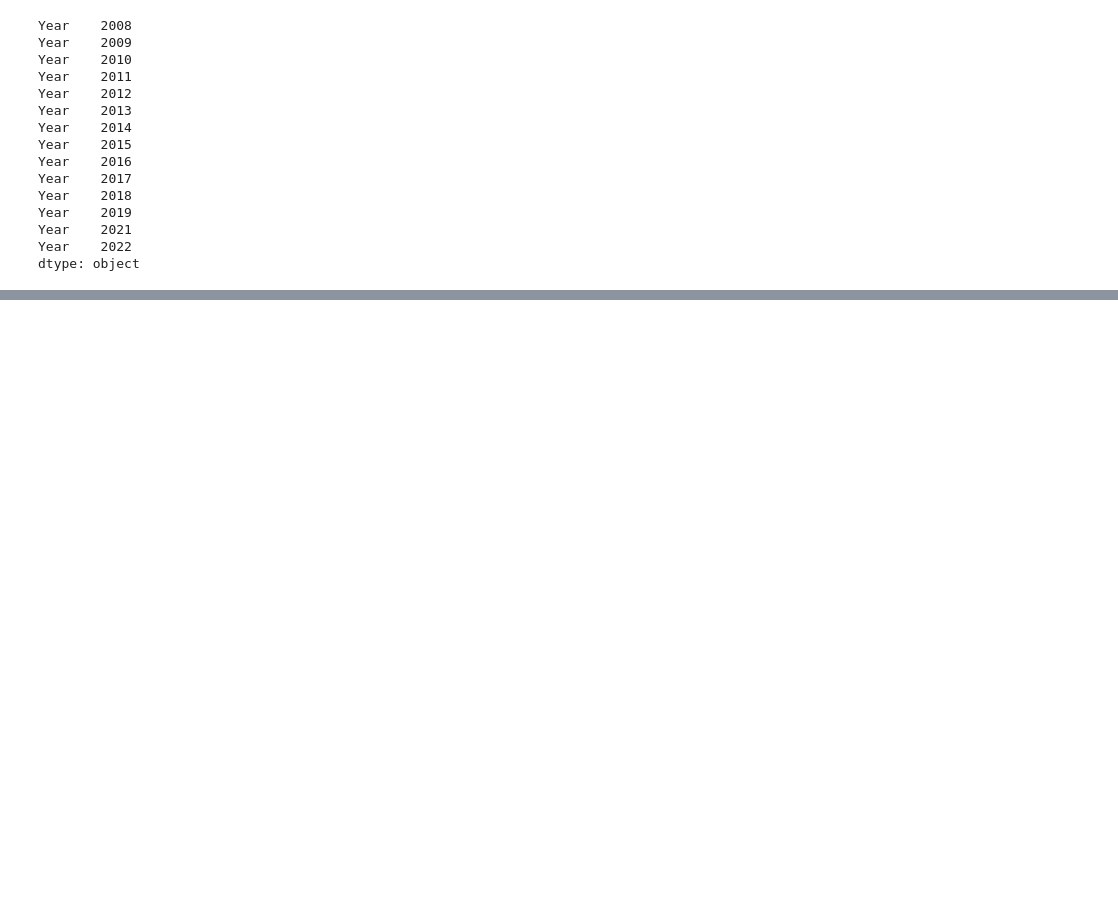
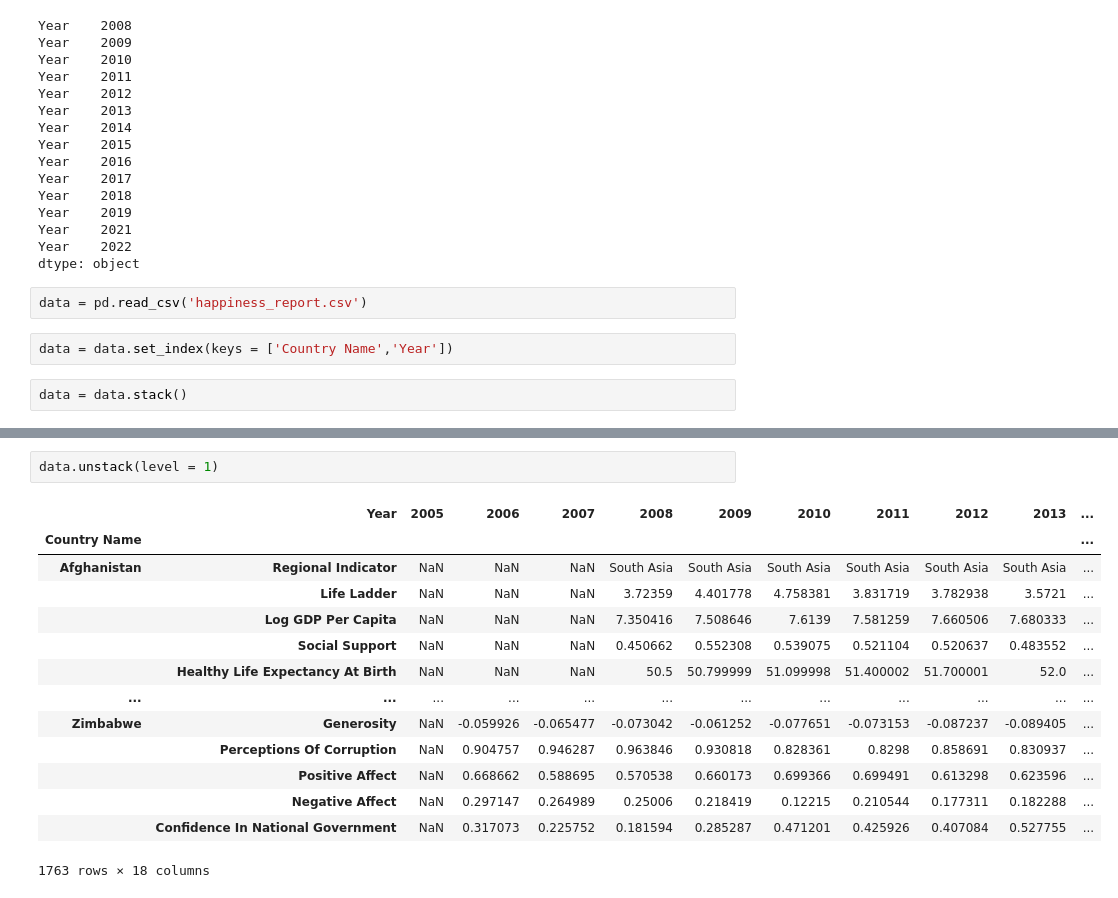
Before and after one commit to jenstem/data-analysis, a Jupyter notebook: Data Analysis/demo.ipynb, the cells around one changed output, grey strips where cells are left out. Saved outputs shown, nothing was run; the diff lists cells and outputs as text; blank space fills up the shorter version.

Commit message:
Test unstack method

```diff
--- a/Data Analysis/demo.ipynb
+++ b/Data Analysis/demo.ipynb
@@ -4451,3 +4451,9 @@ Year    2019
 Year    2021
 Year    2022
 dtype: object
+# %%
+data = pd.read_csv('happiness_report.csv')
+# %%
+data = data.set_index(keys = ['Country Name','Year'])
+# %%
+data = data.stack()
@@ -4453,0 +4480,17 @@ dtype: object
+# %%
+data.unstack(level = 1)
+# %% [output]
+|  | Year | 2005 | 2006 | 2007 | 2008 | 2009 | 2010 | 2011 | 2012 | 2013 | ... |
+| Country Name |  |  |  |  |  |  |  |  |  |  | ... |
+| Afghanistan | Regional Indicator | NaN | NaN | NaN | South Asia | South Asia | South Asia | South Asia | South Asia | South Asia | ... |
+|  | Life Ladder | NaN | NaN | NaN | 3.72359 | 4.401778 | 4.758381 | 3.831719 | 3.782938 | 3.5721 | ... |
+|  | Log GDP Per Capita | NaN | NaN | NaN | 7.350416 | 7.508646 | 7.6139 | 7.581259 | 7.660506 | 7.680333 | ... |
+|  | Social Support | NaN | NaN | NaN | 0.450662 | 0.552308 | 0.539075 | 0.521104 | 0.520637 | 0.483552 | ... |
+|  | Healthy Life Expectancy At Birth | NaN | NaN | NaN | 50.5 | 50.799999 | 51.099998 | 51.400002 | 51.700001 | 52.0 | ... |
+| ... | ... | ... | ... | ... | ... | ... | ... | ... | ... | ... | ... |
+| Zimbabwe | Generosity | NaN | -0.059926 | -0.065477 | -0.073042 | -0.061252 | -0.077651 | -0.073153 | -0.087237 | -0.089405 | ... |
+|  | Perceptions Of Corruption | NaN | 0.904757 | 0.946287 | 0.963846 | 0.930818 | 0.828361 | 0.8298 | 0.858691 | 0.830937 | ... |
+|  | Positive Affect | NaN | 0.668662 | 0.588695 | 0.570538 | 0.660173 | 0.699366 | 0.699491 | 0.613298 | 0.623596 | ... |
+|  | Negative Affect | NaN | 0.297147 | 0.264989 | 0.25006 | 0.218419 | 0.12215 | 0.210544 | 0.177311 | 0.182288 | ... |
+|  | Confidence In National Government | NaN | 0.317073 | 0.225752 | 0.181594 | 0.285287 | 0.471201 | 0.425926 | 0.407084 | 0.527755 | ... |
+1763 rows × 18 columns
```
Also changed, not shown: parts of 2 cells of this notebook.
